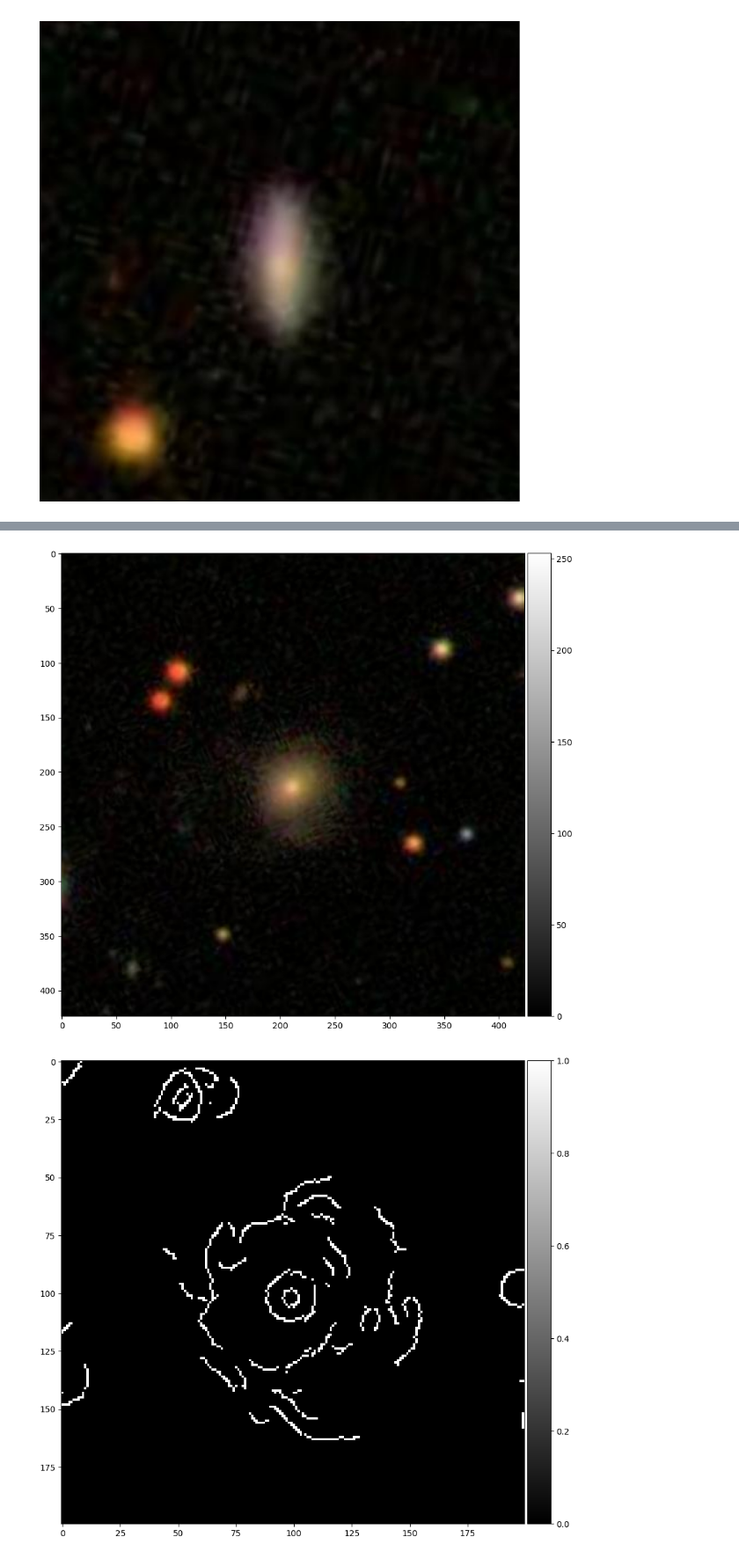
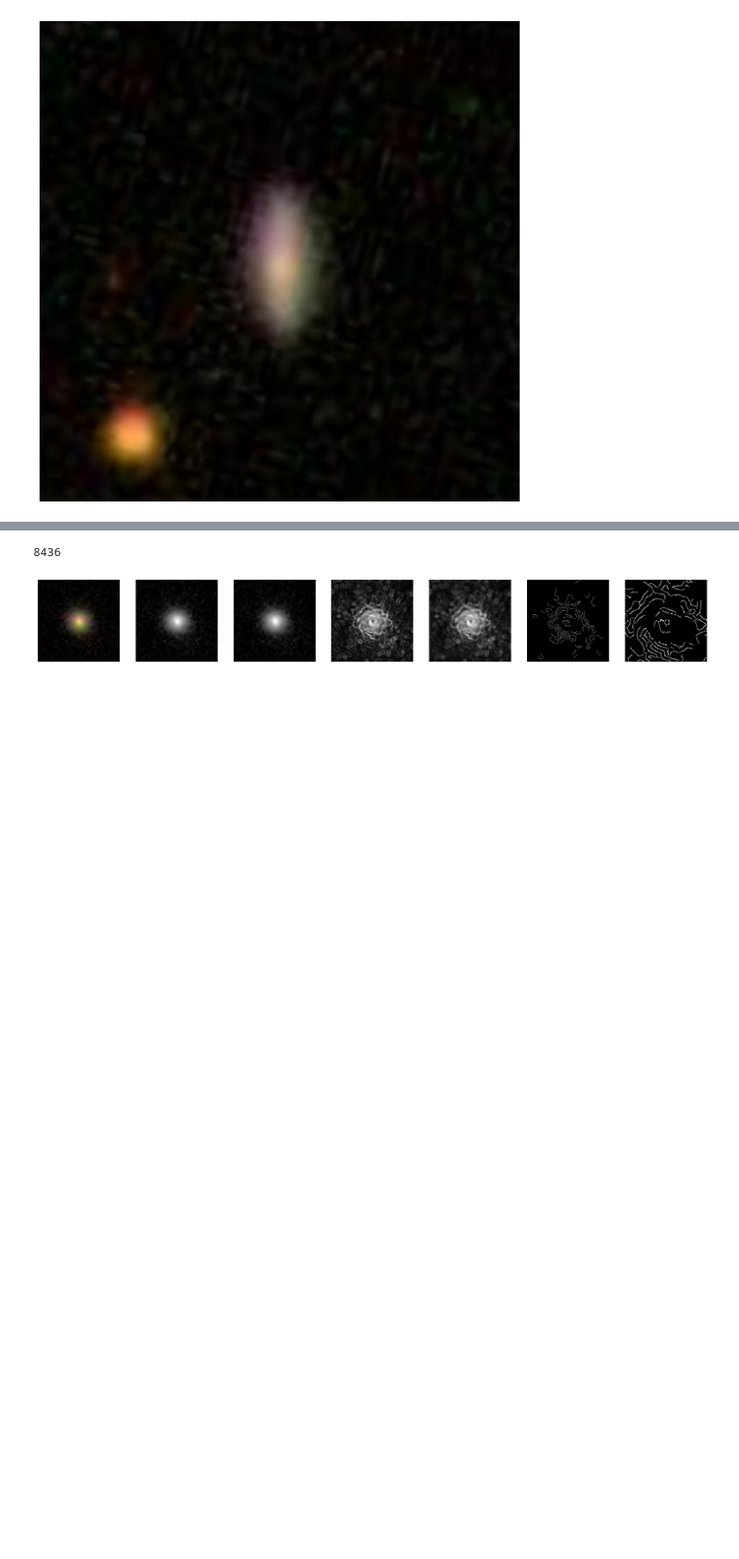
Before and after one commit to immanuelazn/w281_final_galaxy_zoo, a Jupyter notebook: image_preprocess.ipynb, the cells around one changed output, grey strips where cells are left out. Shown at 88% size. Drawn from its saved outputs; the diff is of its cells as text; code cells hidden in the pictures; blank space fills up the shorter version.

```diff
--- a/image_preprocess.ipynb
+++ b/image_preprocess.ipynb
@@ -112,0 +153,12 @@ display_img_colorbar(magnitude)
+# %%
+# GaussianBlur before canny to reduce the noise
+# Arguments: kernel size (width, height), sigmaX and sigmaY
+# Default setting sigma = 0.3*((ksize-1)*0.5 - 1) + 0.8
+# if the kernel has wider tails, the image will be more blurred or higher sigma
+
+def gaussian_blur_preprocessing(img, ksize, sigma):
+  blurred_im = cv2.GaussianBlur(img, ksize, sigmaX=sigma[0], sigmaY=sigma[1])
+  return blurred_im
+
+blurred_im = gaussian_blur_preprocessing(sobel_img, (7, 7), (16, 10))
+display_img_colorbar(blurred_im)
@@ -190,0 +196,7 @@ def preprocessing_filtering(img, ksize_sobel, ksize_gaussian, sigma_gassuain, th
+# %%
+def plot_stages(img_list):
+  fig, axes = plt.subplots(nrows=1, ncols=len(img_list), figsize=(20, 4))
+  for i, img in enumerate(img_list):
+    axes[i].imshow(img, cmap='gray')
+    axes[i].axis('off')  # Turn off axis
+  plt.show()
@@ -191,10 +273,31 @@ def preprocessing_filtering(img, ksize_sobel, ksize_gaussian, sigma_gassuain, th
 # %%
-folder_dir = '/content/drive/MyDrive/galaxy_zoo/Train_images/Train_images/completely round smooth'
-image_files = os.listdir(folder_dir)
-image_path = os.path.join(folder_dir, image_files[0])
+image_dir = '/content/drive/MyDrive/galaxy_zoo/Train_images/Train_images/completely round smooth'
+image_files = os.listdir(image_dir)
+print(len(image_files))
+
+image_path = os.path.join(image_dir, image_files[2])
 im = np.array(Image.open(image_path))
-display_img_colorbar(im)
-display_img_colorbar(preprocessing_filtering(im, ksize_sobel=31, ksize_gaussian=(7, 7), sigma_gassuain=(30, 30), threshold_canny=(40,30), crop_window_size=(200, 200)))
+img_list = [im]
+
+im_gray = grayscale_preprocessing(im)
+img_list.append(im_gray)
+
+im_bilateral = bilateral_preprocessing(im_gray, 5, 30, 30)
+img_list.append(im_bilateral)
+
+im_sobel = sobel_preprocessing(im_bilateral, 31)
+img_list.append(im_sobel)
+
+im_blurred = gaussian_blur_preprocessing(im_sobel, (9, 9), (10, 10))
+img_list.append(im_blurred)
+
+im_canny = canny_filter(im_blurred, 90, 0)
+img_list.append(im_canny)
+
+im_cropped = crop_center(im_canny, 200, 200)
+img_list.append(im_cropped)
+
+plot_stages(img_list)
 # %% [output]
+8436
-[figure, old version]
+[figure, new version]
-[figure, removed]
```
Also changed, not shown: parts of 15 cells of this notebook.
